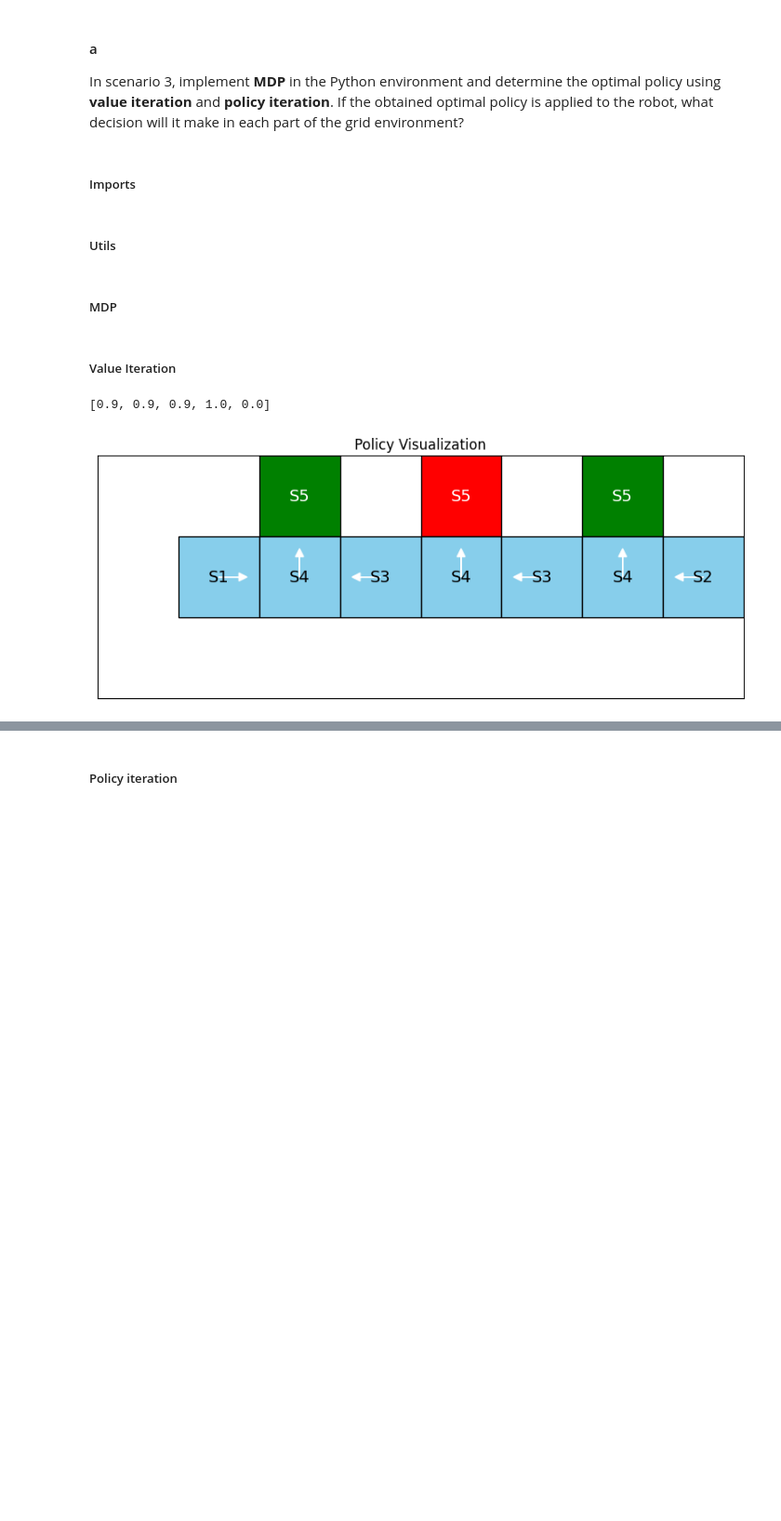
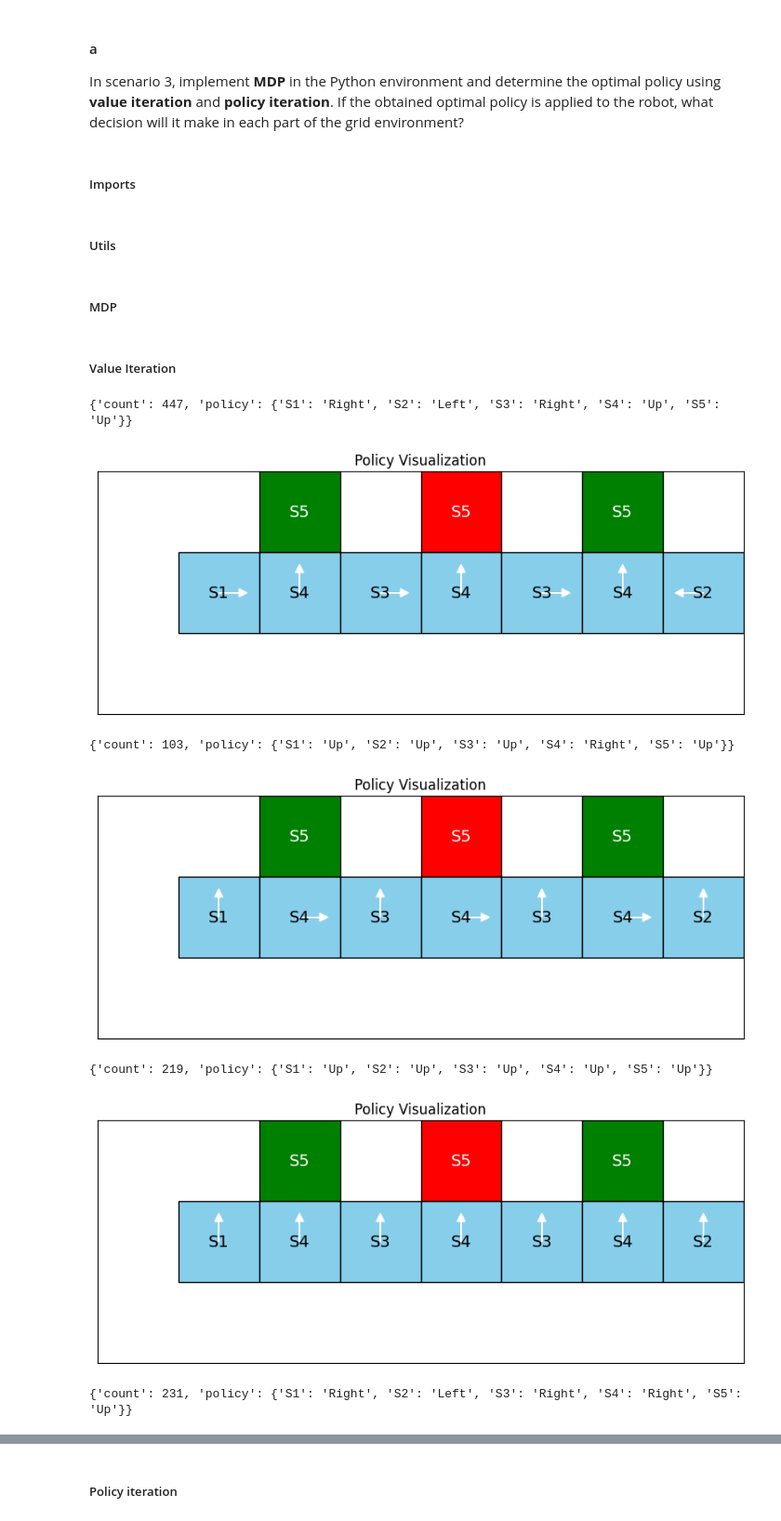
Before and after one commit to maj2idfar/Interactive-Learning-Course-Projects, a Jupyter notebook: 2_MDP_and_Dynamic_Programming/2_MDP_and_Dynamic_Programming.ipynb, the cells around one changed output, grey strips where cells are left out. Shown at 93% size. Drawn from its saved outputs; the diff is of its cells as text; code cells hidden in the pictures; blank space fills up the shorter version.

```diff
--- a/2_MDP_and_Dynamic_Programming/2_MDP_and_Dynamic_Programming.ipynb
+++ b/2_MDP_and_Dynamic_Programming/2_MDP_and_Dynamic_Programming.ipynb
@@ -500,7 +500,7 @@ state_positions = {
 }
 
 # Create a function to plot the custom grid with actions
-def plot_custom_grid(policy: callable, state_positions, states, actions):
+def plot_custom_grid(policy, state_positions, states, actions):
     fig, ax = plt.subplots(figsize=(10, 4))
 
     # Set bounds of the plot (limits)
@@ -518,18 +518,13 @@ def plot_custom_grid(policy: callable, state_positions, states, actions):
     # Plot the bottom row regular states
     bottom_states = {"S1": (0, 0), "S4_1": (1, 0), "S3": (2, 0), "S4_2": (3, 0), "S3_2": (4, 0), "S4_3": (5, 0), "S2": (6, 0)}
 
-    state_actions = {}
-
-    for state in states:
-        state_actions[state] = policy(state, actions)
-
     for state_key, position in bottom_states.items():
         state_name = state_key[:-2] if "_" in state_key else state_key   # Handle state names (like "S4_2" -> "S4")
         ax.add_patch(plt.Rectangle(position, 1, 1, facecolor='skyblue', edgecolor='black'))
         ax.text(position[0] + 0.5, position[1] + 0.5, state_name, color='black', fontsize=14, ha='center', va='center')
 
         # Plot the action arrows according to the policy
-        action = state_actions[state_name]
+        action = policy[state_name]
         dx, dy = action_to_vector[action]
 
         # Plot the action arrow for the state
@@ -542,5 +537,3 @@ def plot_custom_grid(policy: callable, state_positions, states, actions):
     plt.grid(False)
     plt.gca().set_aspect('equal', adjustable='box')
     plt.show()
-
-    return state_actions
@@ -590,17 +691,3 @@ transition_func = {
 mdp = MDP(states, actions, transition_func, discount_factor)
 # %% [markdown]
 ##### Value Iteration
-# %%
-vi_max_iter = 100
-
-vi_values = TabularValueFunction()
-
-time_start = time()
-vi_iter = ValueIteration(mdp, vi_values).value_iteration(max_iterations=vi_max_iter)
-time_end = time()
-
-vi_time = time_end - time_start
-
-print(vi_values.get_values(states))
-# %% [output]
-[0.9, 0.9, 0.9, 1.0, 0.0]
@@ -609,4 +694,35 @@ vi_policy = ValuePolicy(mdp, vi_values)
-# %%
-vi_policy = plot_custom_grid(vi_policy.select_action, state_positions, states, actions)
-# %% [output]
-[figure, removed]
+# %%
+iters = 1000
+vi_policies = {}
+vi_times = 0
+
+for i in range(iters):
+    time_start = time()
+    _, policy = value_iteration(mdp)
+    time_end = time()
+
+    policy_str = policy.__str__()
+
+    if policy_str not in vi_policies:
+        vi_policies[policy_str] = {'count': 1, 'policy': policy}
+    else:
+        vi_policies[policy_str]['count'] += 1
+
+    vi_time = time_end - time_start
+    vi_times += vi_time
+
+vi_times /= iters
+# %%
+# vi_policy = ValuePolicy(mdp, vi_values)
+
+for policy in vi_policies:
+    print(vi_policies[policy])
+    plot_custom_grid(vi_policies[policy]['policy'], state_positions, states, actions)
+# %% [output]
+{'count': 447, 'policy': {'S1': 'Right', 'S2': 'Left', 'S3': 'Right', 'S4': 'Up', 'S5': 'Up'}}
+[figure, added]
+{'count': 103, 'policy': {'S1': 'Up', 'S2': 'Up', 'S3': 'Up', 'S4': 'Right', 'S5': 'Up'}}
+[figure, added]
+{'count': 219, 'policy': {'S1': 'Up', 'S2': 'Up', 'S3': 'Up', 'S4': 'Up', 'S5': 'Up'}}
+[figure, added]
+{'count': 231, 'policy': {'S1': 'Right', 'S2': 'Left', 'S3': 'Right', 'S4': 'Right', 'S5': 'Up'}}
```
Also changed, not shown: parts of 30 cells of this notebook.
